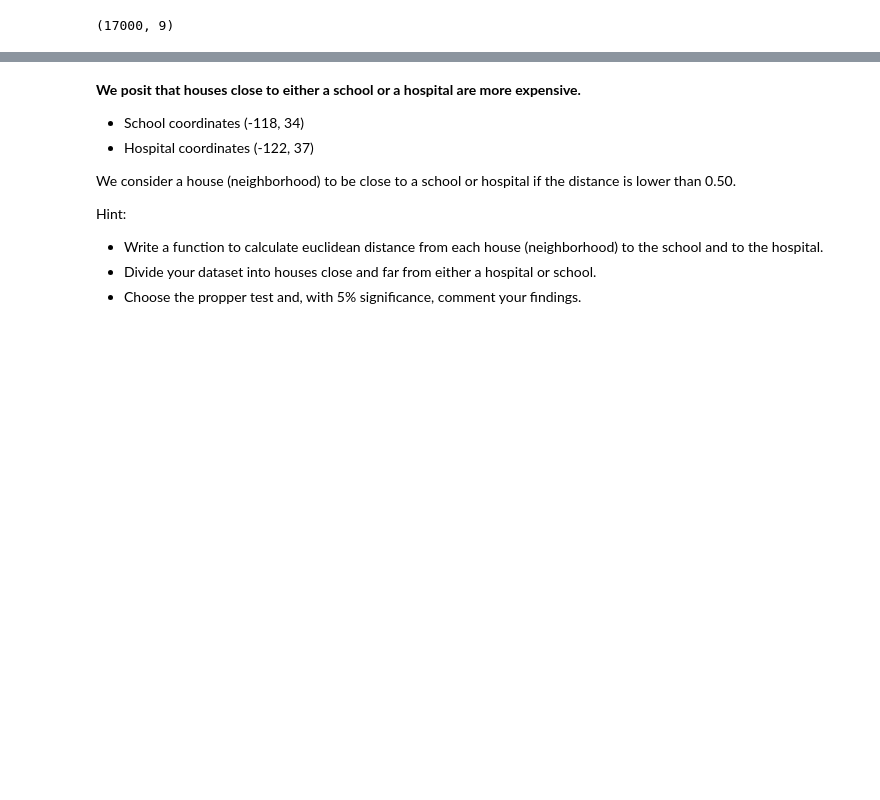
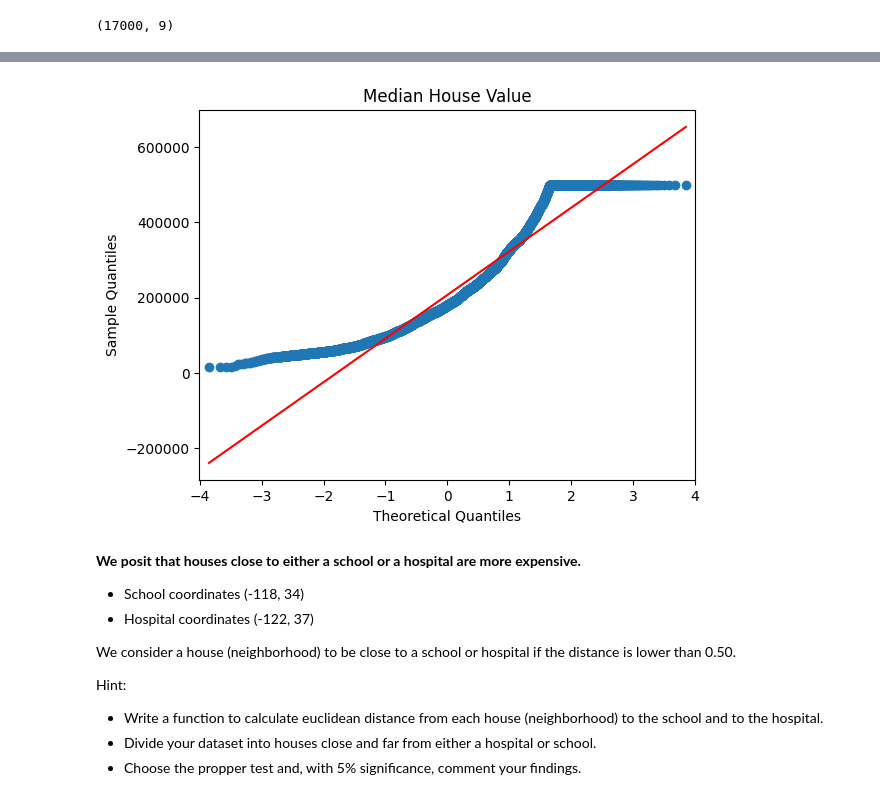
Before and after one commit to data-bootcamp-v4/lab-hypothesis-testing, a Jupyter notebook: lab-hypothesis-testing.ipynb, the cells around one changed output, grey strips where cells are left out. Cells and saved outputs as stored; diff of their text form; code cells hidden in the pictures; blank space fills up the shorter version.

```diff
--- a/lab-hypothesis-testing.ipynb
+++ b/lab-hypothesis-testing.ipynb
@@ -171,0 +171,6 @@ plt.show()
+# %%
+sm.qqplot(df['median_house_value'], line='s')
+plt.title('Median House Value')
+plt.show()
+# %% [output]
+[figure, added]
```
Also changed, not shown: parts of 10 cells of this notebook.
